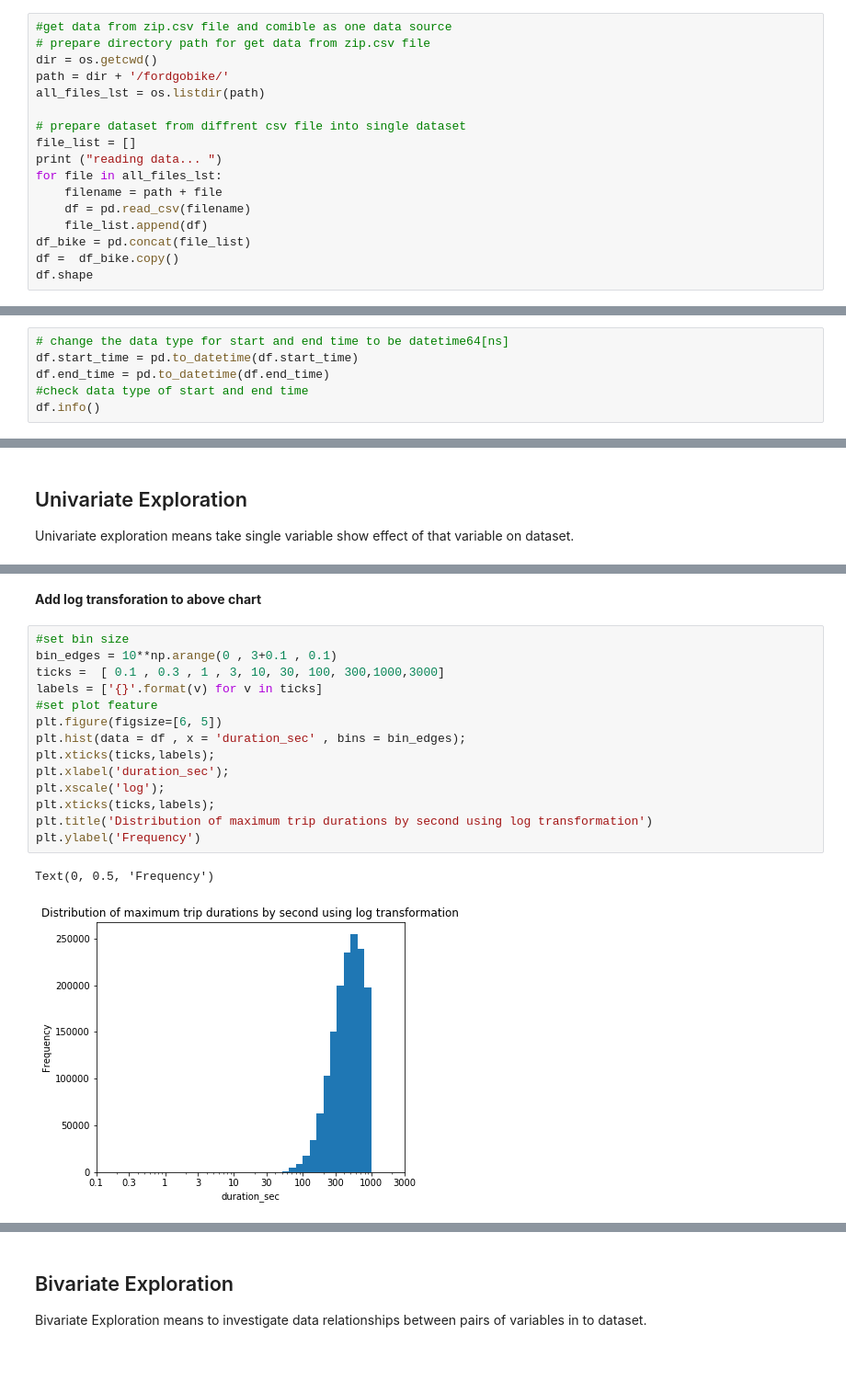
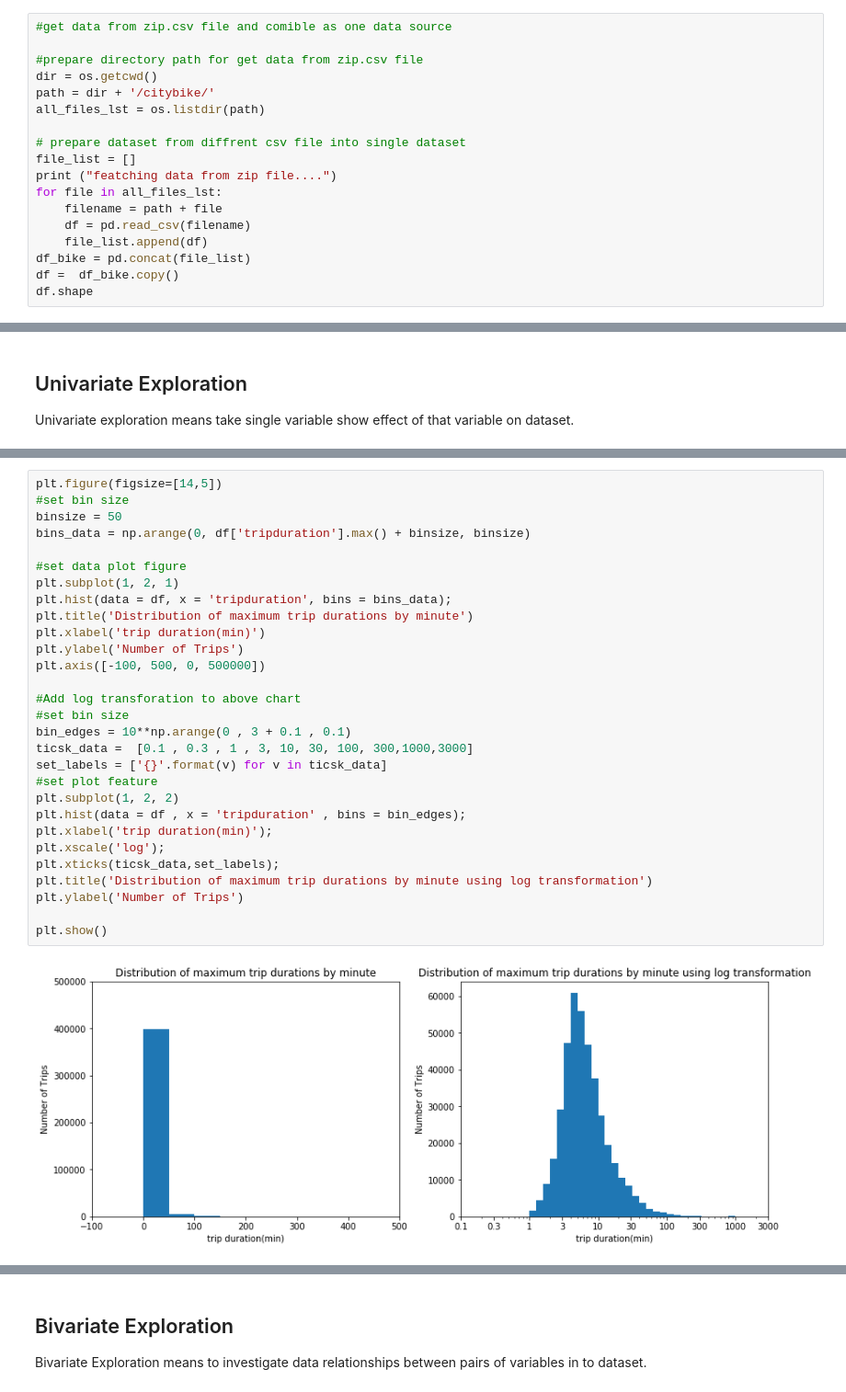
Before and after one commit to gchotai/Data-Analyst-Nanodegree, a Jupyter notebook: 5 - Communicate Data Findings with Ford Bike Sharing Data/exploration_template.ipynb, the cells around one changed output, grey strips where cells are left out. Shown at 92% size. Saved outputs shown, nothing was run; the diff lists cells and outputs as text; blank space fills up the shorter version.

```diff
--- a/5 - Communicate Data Findings with Ford Bike Sharing Data/exploration_template.ipynb
+++ b/5 - Communicate Data Findings with Ford Bike Sharing Data/exploration_template.ipynb
@@ -28,14 +29,15 @@ import zipfile as zf
 %matplotlib inline
 # %%
 #get data from zip.csv file and comible as one data source
-# prepare directory path for get data from zip.csv file
+
+#prepare directory path for get data from zip.csv file
 dir = os.getcwd()
-path = dir + '/fordgobike/'
+path = dir + '/citybike/'
 all_files_lst = os.listdir(path)
 
 # prepare dataset from diffrent csv file into single dataset
 file_list = []
-print ("reading data... ")
+print ("featching data from zip file....")
 for file in all_files_lst:
     filename = path + file
     df = pd.read_csv(filename)
@@ -117,6 +155,0 @@ df.describe()
-# %%
-# change the data type for start and end time to be datetime64[ns]
-df.start_time = pd.to_datetime(df.start_time)
-df.end_time = pd.to_datetime(df.end_time)
-#check data type of start and end time
-df.info()
@@ -181,19 +176,31 @@ plt.show()
-# %% [markdown]
-<b>Add log transforation to above chart</b>
 # %%
+plt.figure(figsize=[14,5])
 #set bin size
-bin_edges = 10**np.arange(0 , 3+0.1 , 0.1)
-ticks =  [ 0.1 , 0.3 , 1 , 3, 10, 30, 100, 300,1000,3000]
-labels = ['{}'.format(v) for v in ticks]
+binsize = 50
+bins_data = np.arange(0, df['tripduration'].max() + binsize, binsize)
+
+#set data plot figure
+plt.subplot(1, 2, 1)
+plt.hist(data = df, x = 'tripduration', bins = bins_data);
+plt.title('Distribution of maximum trip durations by minute')
+plt.xlabel('trip duration(min)')
+plt.ylabel('Number of Trips')
+plt.axis([-100, 500, 0, 500000])
+
+#Add log transforation to above chart
+#set bin size
+bin_edges = 10**np.arange(0 , 3 + 0.1 , 0.1)
+ticsk_data =  [0.1 , 0.3 , 1 , 3, 10, 30, 100, 300,1000,3000]
+set_labels = ['{}'.format(v) for v in ticsk_data]
 #set plot feature
-plt.figure(figsize=[6, 5])
-plt.hist(data = df , x = 'duration_sec' , bins = bin_edges);
-plt.xticks(ticks,labels);
-plt.xlabel('duration_sec');
+plt.subplot(1, 2, 2)
+plt.hist(data = df , x = 'tripduration' , bins = bin_edges);
+plt.xlabel('trip duration(min)');
 plt.xscale('log');
-plt.xticks(ticks,labels);
-plt.title('Distribution of maximum trip durations by second using log transformation')
-plt.ylabel('Frequency')
+plt.xticks(ticsk_data,set_labels);
+plt.title('Distribution of maximum trip durations by minute using log transformation')
+plt.ylabel('Number of Trips')
+
+plt.show()
 # %% [output]
-Text(0, 0.5, 'Frequency')
-[figure, old version]
+[figure, new version]
```
Also changed, not shown: parts of 45 cells of this notebook, 2 other files.
